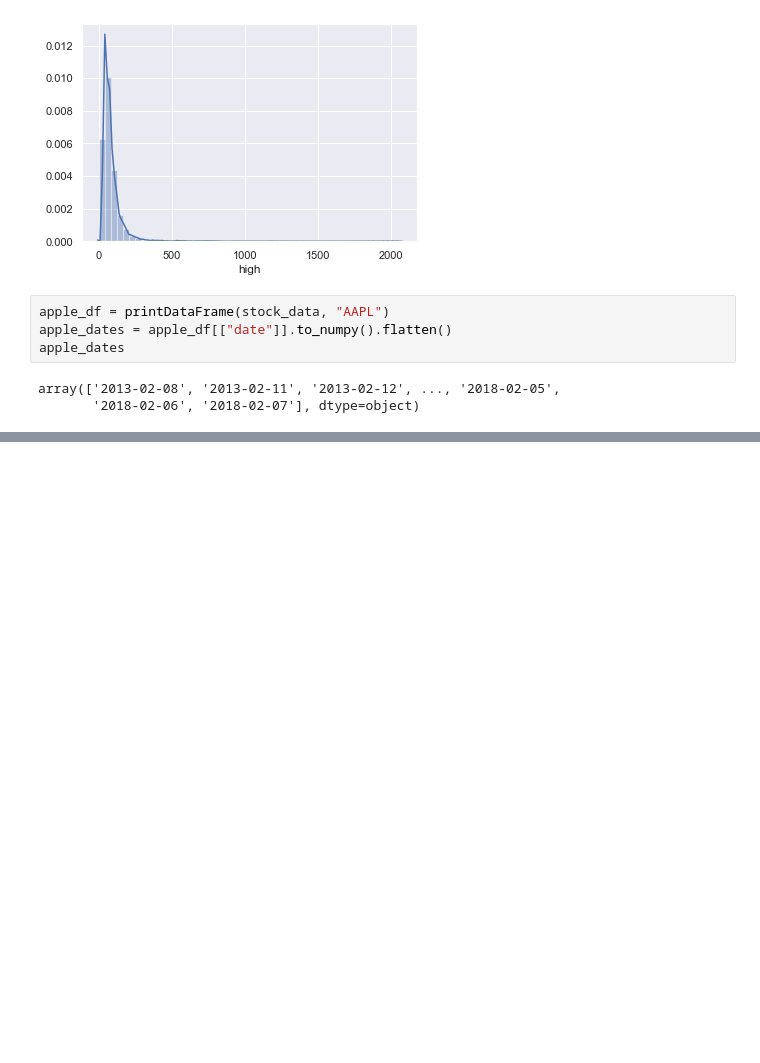
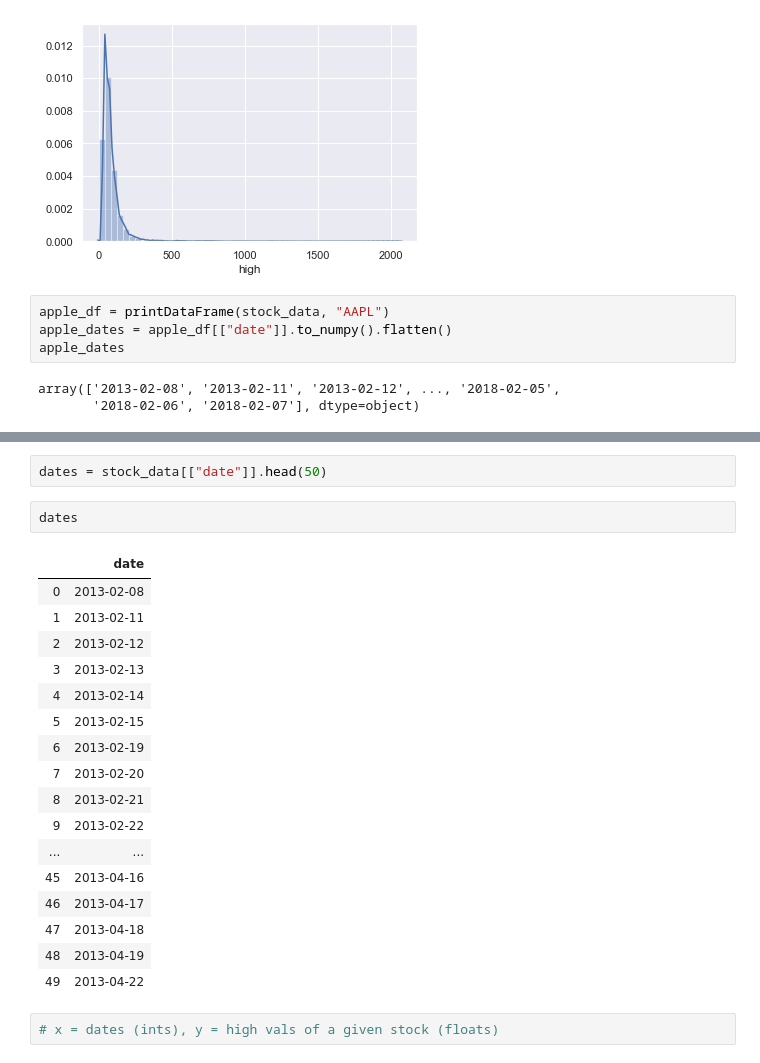
Before and after one commit to namratakantamneni/DIYML, a Jupyter notebook: RegressionNotebook.ipynb, the cells around one changed output, grey strips where cells are left out. Cells and saved outputs as stored; diff of their text form; blank space fills up the shorter version.

```diff
--- a/RegressionNotebook.ipynb
+++ b/RegressionNotebook.ipynb
@@ -469,0 +458,24 @@ y actual: [393.7283, 391.8915, 394.344, 393.0677, 394.7644, 397.0266, 403.9035,
+# %%
+dates = stock_data[["date"]].head(50)
+# %%
+dates
+# %% [output]
+|  | date |
+| 0 | 2013-02-08 |
+| 1 | 2013-02-11 |
+| 2 | 2013-02-12 |
+| 3 | 2013-02-13 |
+| 4 | 2013-02-14 |
+| 5 | 2013-02-15 |
+| 6 | 2013-02-19 |
+| 7 | 2013-02-20 |
+| 8 | 2013-02-21 |
+| 9 | 2013-02-22 |
+| ... | ... |
+| 45 | 2013-04-16 |
+| 46 | 2013-04-17 |
+| 47 | 2013-04-18 |
+| 48 | 2013-04-19 |
+| 49 | 2013-04-22 |
+# %%
+# x = dates (ints), y = high vals of a given stock (floats)
```
Also changed, not shown: parts of 28 cells of this notebook.
